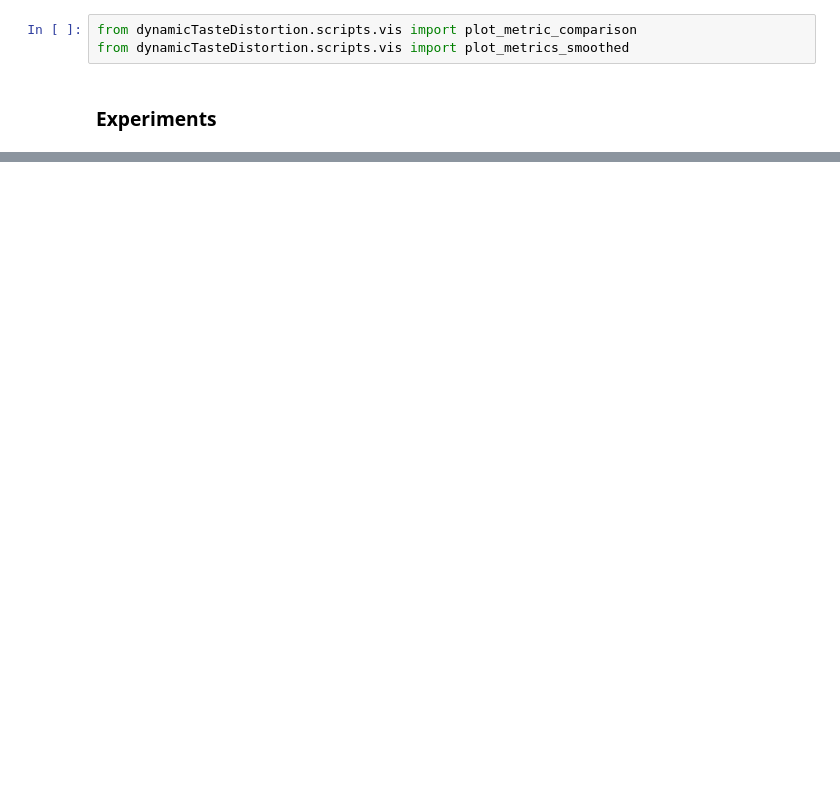
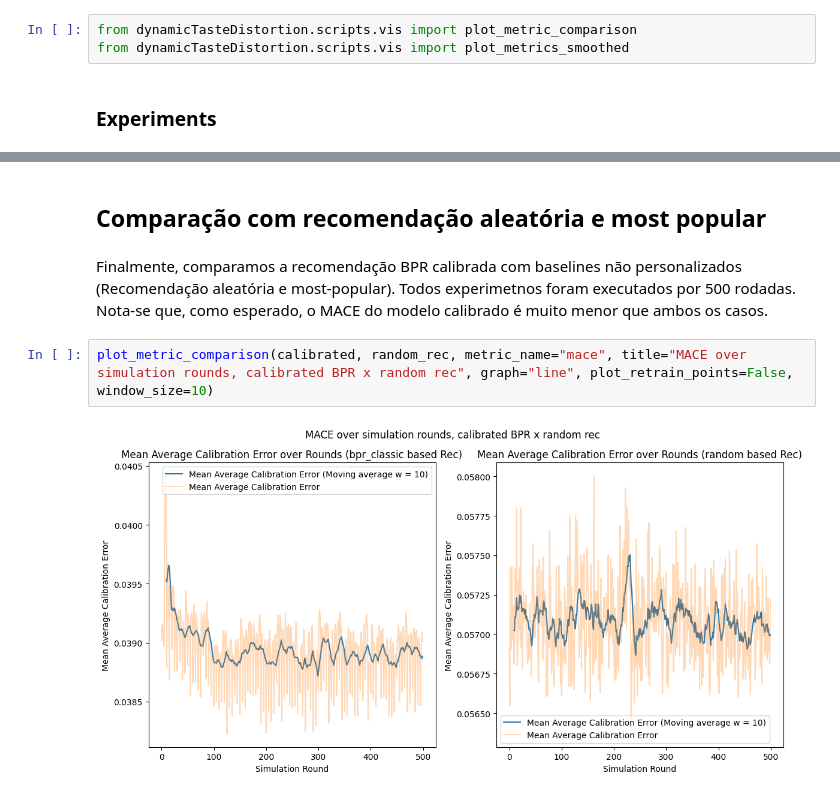
Before and after one commit to caiotda/dynamicTasteDistortion, a Jupyter notebook: calibration_experiment.ipynb, the cells around one changed output, grey strips where cells are left out. Drawn from its saved outputs; the diff is of its cells as text; blank space fills up the shorter version.

```diff
--- a/calibration_experiment.ipynb
+++ b/calibration_experiment.ipynb
@@ -50,0 +57,8 @@ plot_metric_comparison(calibrated, random_rec, metric_name="mace", title="MACE o
+# %% [markdown]
+## Comparação com recomendação aleatória e most popular
+# %% [markdown]
+Finalmente, comparamos a recomendação BPR calibrada com baselines não personalizados (Recomendação aleatória e most-popular). Todos experimetnos foram executados por 500 rodadas. Nota-se que, como esperado, o MACE do modelo calibrado é muito menor que ambos os casos.
+# %%
+plot_metric_comparison(calibrated, random_rec, metric_name="mace", title="MACE over simulation rounds, calibrated BPR x random rec", graph="line", plot_retrain_points=False,  window_size=10)
+# %% [output]
+[figure, added]
```
Also changed, not shown: parts of 20 cells of this notebook, 2 other files.
